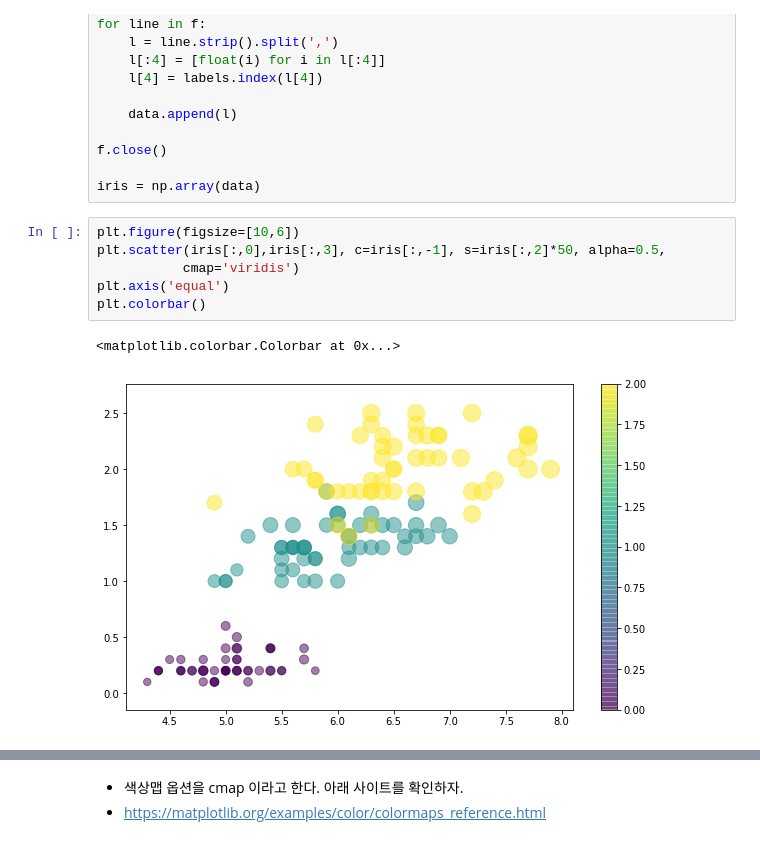
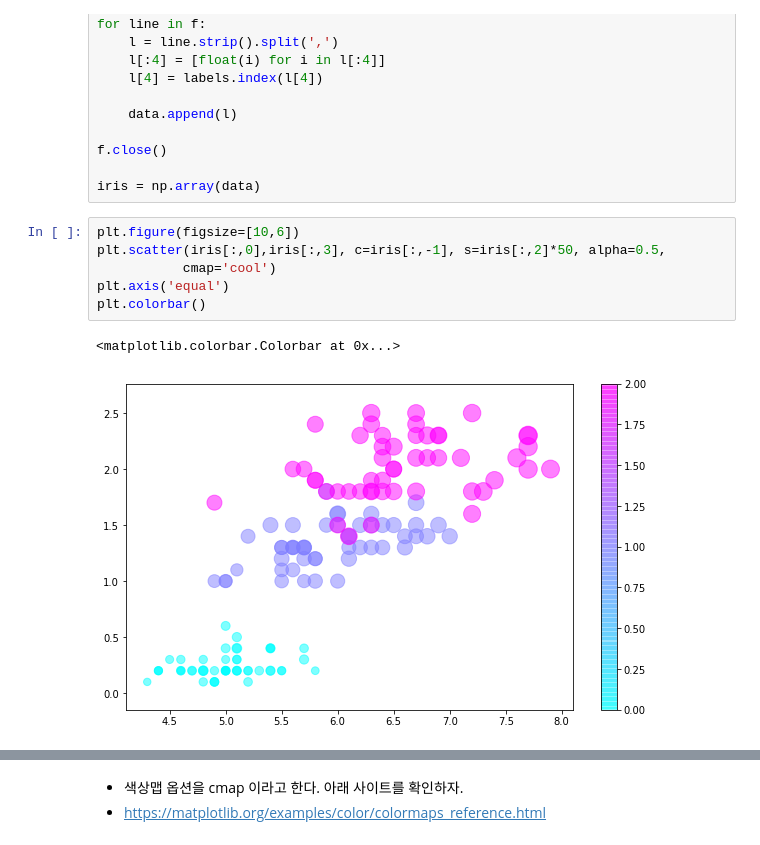
Before and after one commit to gubosd/lecture6, a Jupyter notebook: 파이썬고급/03_matplotlib_01.ipynb, the cells around one changed output, grey strips where cells are left out. Cells and saved outputs as stored; diff of their text form.

```diff
--- a/파이썬고급/03_matplotlib_01.ipynb
+++ b/파이썬고급/03_matplotlib_01.ipynb
@@ -214,9 +285,9 @@ iris = np.array(data)
 # %%
 plt.figure(figsize=[10,6])
 plt.scatter(iris[:,0],iris[:,3], c=iris[:,-1], s=iris[:,2]*50, alpha=0.5,
-           cmap='viridis')
+           cmap='cool')
 plt.axis('equal')
 plt.colorbar()
 # %% [output]
 <matplotlib.colorbar.Colorbar at 0x...>
-[figure, old version]
+[figure, new version]
```
Also changed, not shown: parts of 17 cells of this notebook.
